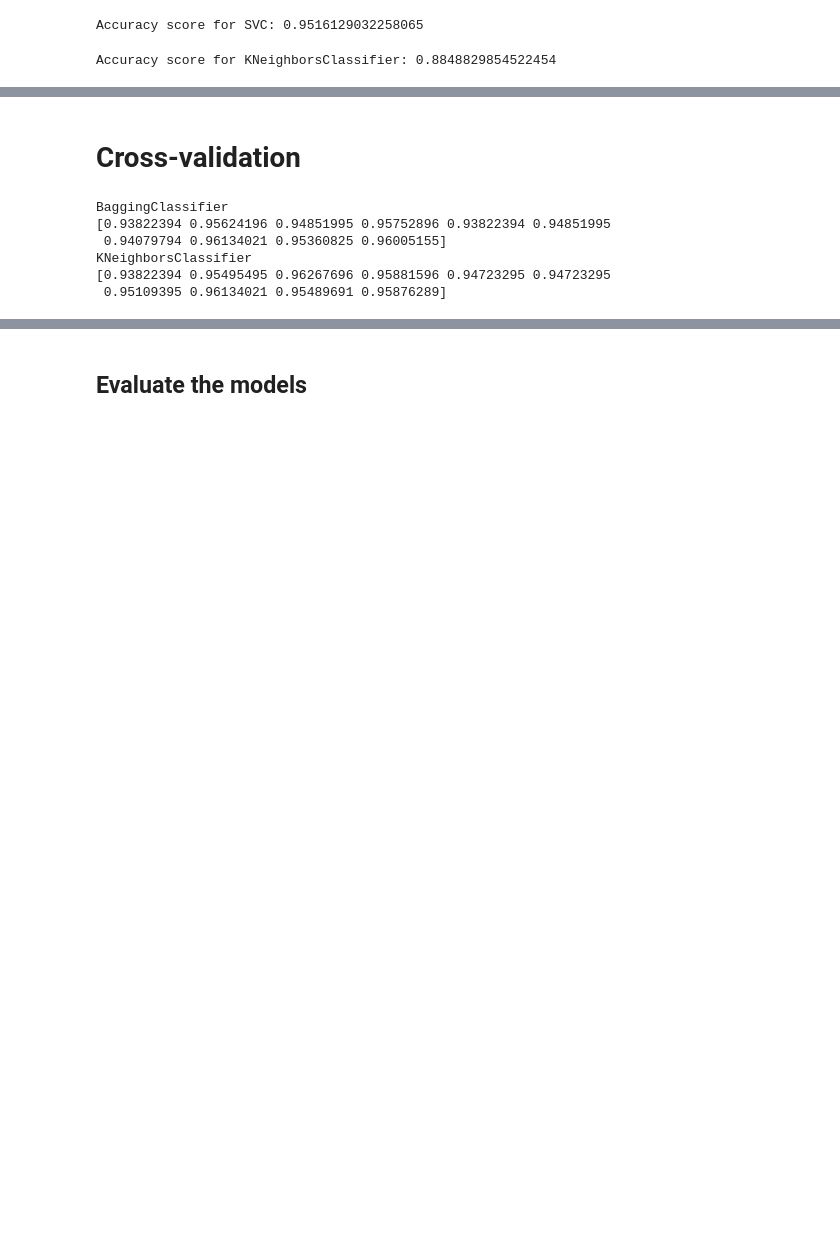
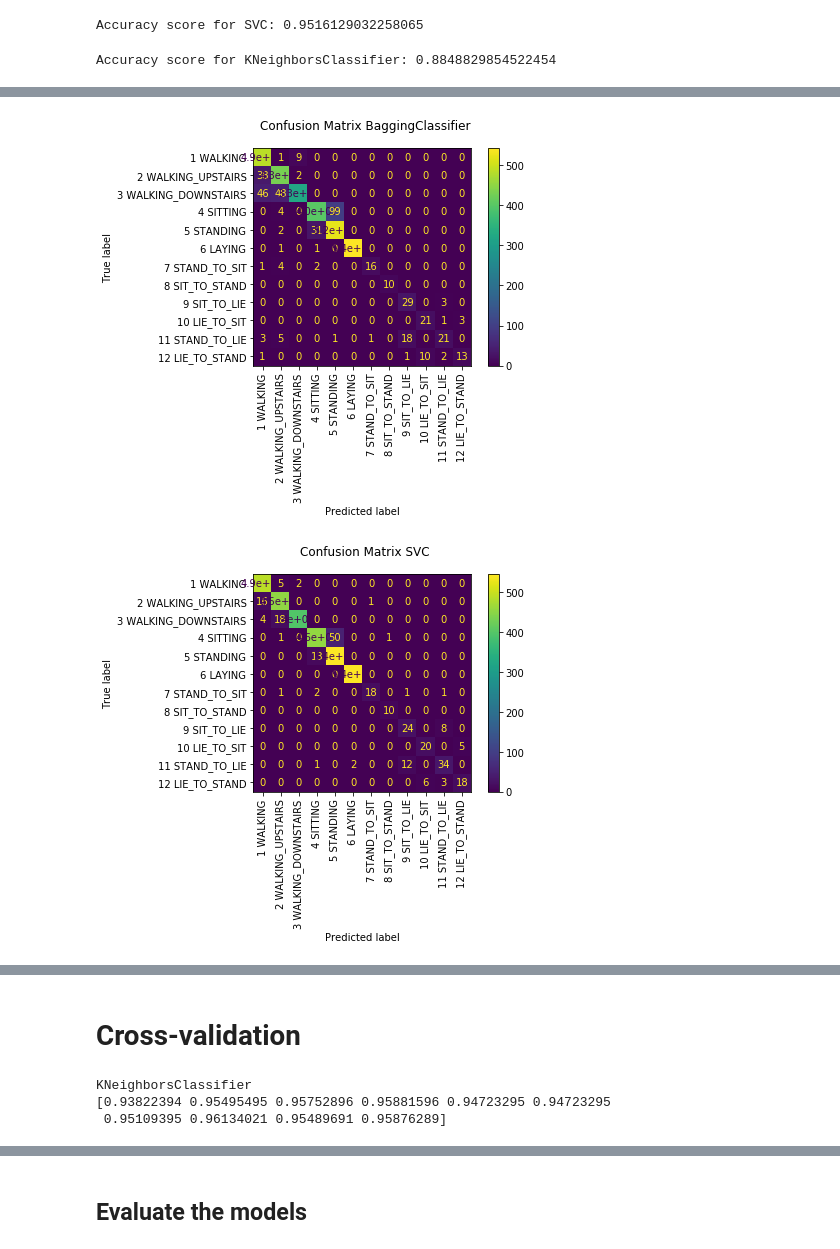
Before and after one commit to zhorta/ESILV_Python_for_data_analysis_devoir_2020, a Jupyter notebook: main.ipynb, the cells around one changed output, grey strips where cells are left out. Cells and saved outputs as stored; diff of their text form; code cells hidden in the pictures; blank space fills up the shorter version.

```diff
--- a/main.ipynb
+++ b/main.ipynb
@@ -217,0 +223,9 @@ Accuracy score for GaussianNB: 0.8209993674889311
+# %%
+names = ["BaggingClassifier", "SVC", "KNeighborsClassifier", "DecisionTreeClassifier"]
+clfs = [bagging_clf, clf, knn, dt_clf]
+for i in range(len(clfs)):
+    disp = sklearn.metrics.plot_confusion_matrix(clfs[i], X_test, Y_test.values.ravel(), display_labels=postures_labels, xticks_rotation='vertical')
+    disp.figure_.suptitle("Confusion Matrix " + names[i])
+# %% [output]
+[figure, added]
+[figure, added]
@@ -220,10 +236,8 @@ Accuracy score for GaussianNB: 0.8209993674889311
 # %%
 results_mean = {}
 results = []
-names = ["BaggingClassifier", "SVC", "KNeighborsClassifier", "DecisionTreeClassifier"]
-names_cv = ["BaggingClassifier", "KNeighborsClassifier"]
-clfs = [bagging_clf, clf, knn, dt_clf]
-clfs_cross_val = [bagging_clf, knn]
+names_cv = ["KNeighborsClassifier"]
+clfs_cross_val = [knn]
 for i in range(len(clfs_cross_val)):
     print(names_cv[i])
     kfold = model_selection.StratifiedKFold(n_splits=10, random_state=1, shuffle=True)
@@ -232,9 +246,6 @@ for i in range(len(clfs_cross_val)):
     results_mean[names[i]] = cv_results.mean()
     results.append(cv_results)
 # %% [output]
-BaggingClassifier
-[0.93822394 0.95624196 0.94851995 0.95752896 0.93822394 0.94851995
- 0.94079794 0.96134021 0.95360825 0.96005155]
 KNeighborsClassifier
-[0.93822394 0.95495495 0.96267696 0.95881596 0.94723295 0.94723295
+[0.93822394 0.95495495 0.95752896 0.95881596 0.94723295 0.94723295
  0.95109395 0.96134021 0.95489691 0.95876289]
```
Also changed, not shown: parts of 16 cells of this notebook.
